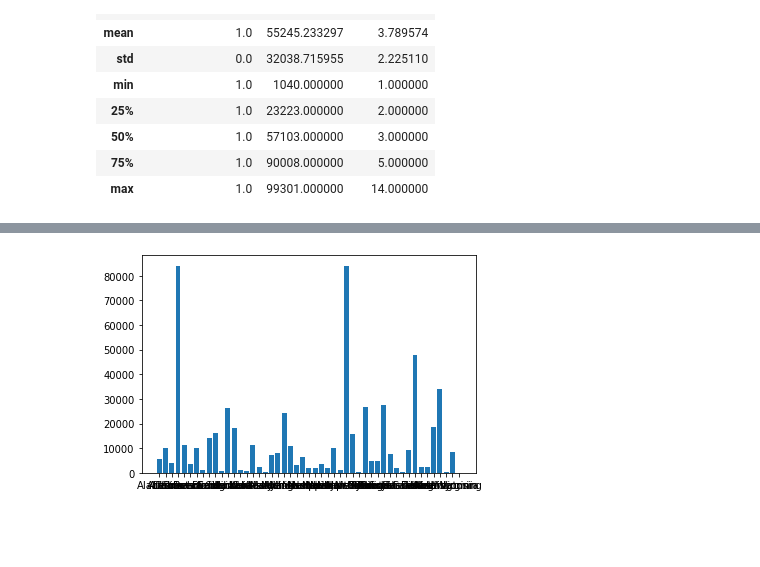
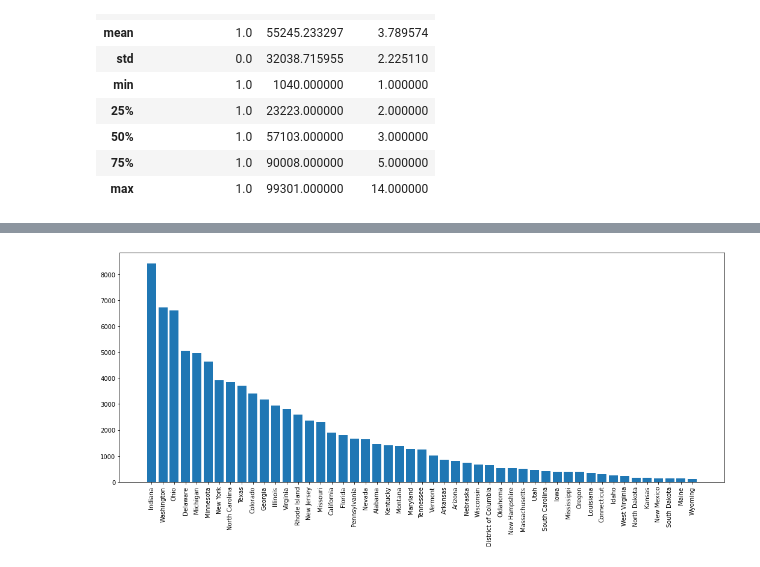
Before and after one commit to Bickmore664/newGITTest, a Jupyter notebook: Superstore.ipynb, the cells around one changed output, grey strips where cells are left out. Drawn from its saved outputs; the diff is of its cells as text; code cells hidden in the pictures; blank space fills up the shorter version.

```diff
--- a/Superstore.ipynb
+++ b/Superstore.ipynb
@@ -81,5 +81,6 @@ df.head()
 # %%
 df['order_date'] = pd.to_datetime(df['order_date'], infer_datetime_format= True)
 df['ship_date'] = pd.to_datetime(df['ship_date'], infer_datetime_format= True)
+df[['sales','profit']] = df[['sales','profit']].astype(float)
 df.dtypes
 # %% [output]
@@ -124,0 +164,9 @@ df_pivot.sort_values(by=['profit'], ascending=False)
+# %%
+import math
+from bokeh.plotting import figure, show
+from bokeh.models import NumeralTickFormatter
+df_pivot.reset_index()
+df_pivot = df_pivot.sort_values(by='profit', ascending=False)
+p_bar = df_pivot.plot_bokeh(kind = 'bar', x=df_pivot.index, vertical_xlabel=True, figsize=(1000, 450))
+p_bar.yaxis[0].formatter = NumeralTickFormatter(format="$0")
+show(p_bar)
@@ -125,7 +179,12 @@ df_pivot.sort_values(by=['profit'], ascending=False)
 # %%
 import matplotlib.pyplot as plt
+
 df_plot = df_pivot.reset_index()
+df_plot = df.sort_values('profit', ascending=False)
+plt.figure(figsize=(18,7))
+plt.ticklabel_format()
 plt.bar(df_plot['state'], df_plot['profit'])
+plt.xticks(rotation = 90)
 plt.show();
 # %% [output]
-[figure, old version]
+[figure, new version]
```
Also changed, not shown: parts of 29 cells of this notebook.
